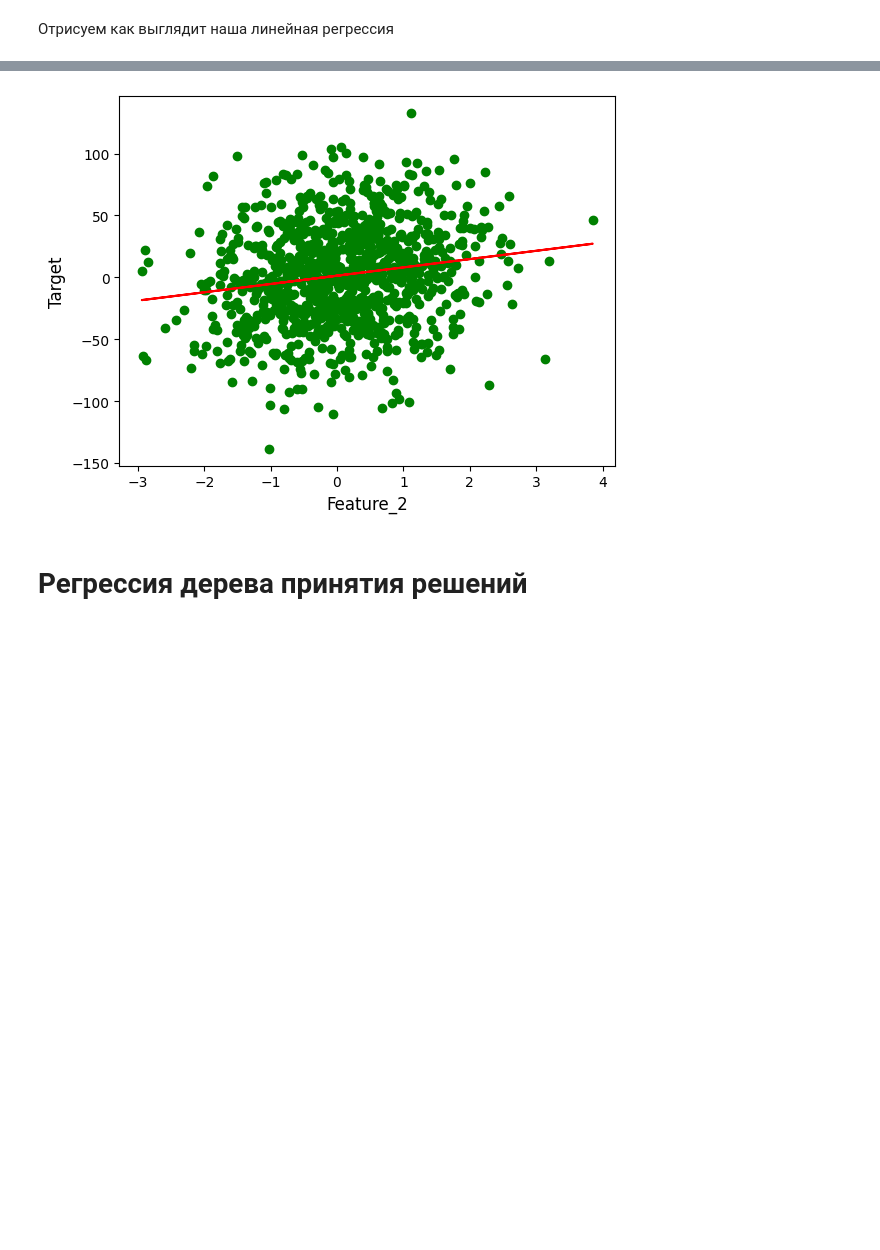
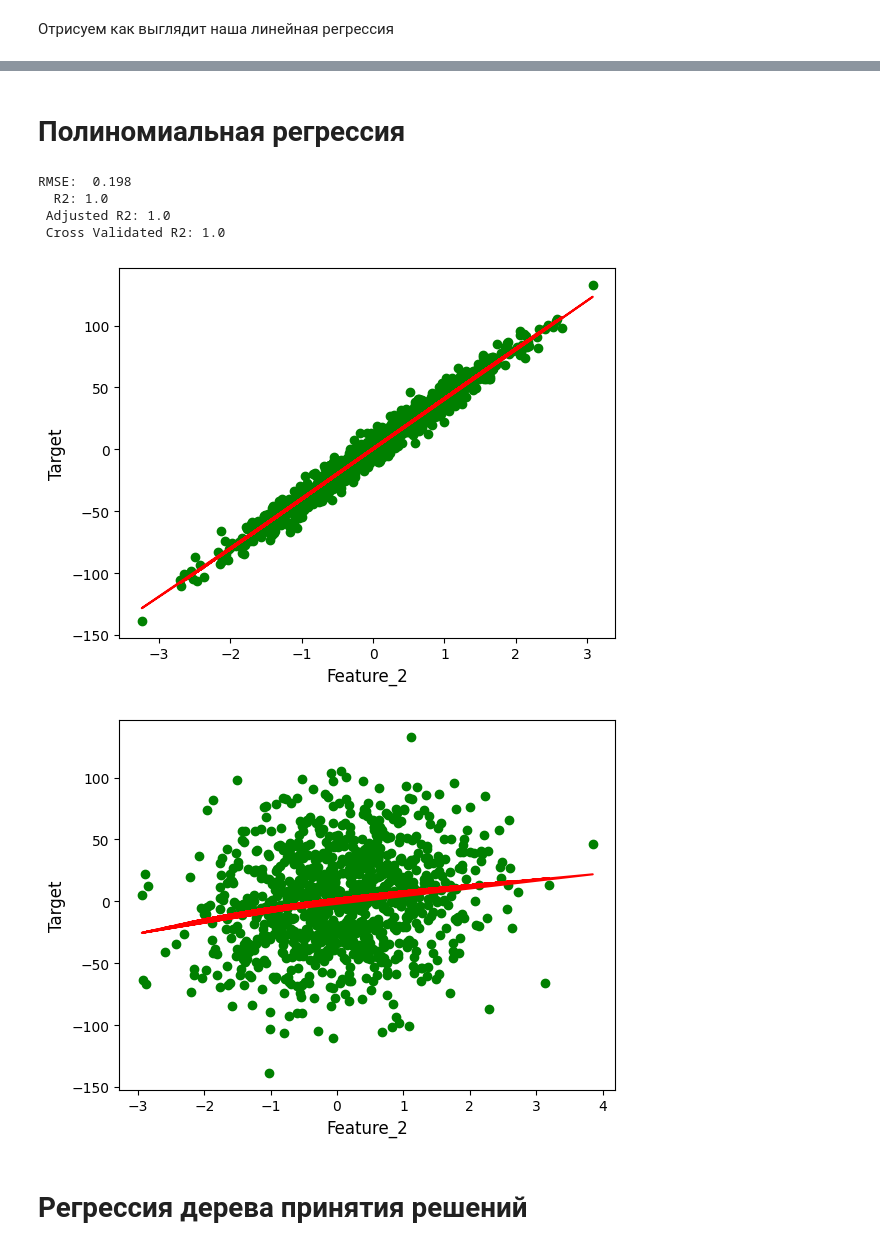
Before and after one commit to Rangulov/PhMathInfo, a Jupyter notebook: Homework_4 (Регрессия)/(Регрессия).ipynb, the cells around one changed output, grey strips where cells are left out. Cells and saved outputs as stored; diff of their text form; code cells hidden in the pictures; blank space fills up the shorter version.

```diff
--- a/Homework_4 (Регрессия)/(Регрессия).ipynb
+++ b/Homework_4 (Регрессия)/(Регрессия).ipynb
@@ -183,18 +198,58 @@ plt.show()
+# %% [markdown]
+# Полиномиальная регрессия
+# %%
+from sklearn.preprocessing import PolynomialFeatures
+
+poly = PolynomialFeatures(degree=3, include_bias=False)
+
+poly_features = poly.fit_transform(X)
+X_p_train, X_p_test, y_p_train, y_p_test = train_test_split(poly_features, y, test_size=0.3, random_state=42)
+# %%
+# Создаем регрессионную модель
+modelPR = LinearRegression()
+
+# Обучаем данные
+modelPR.fit(X_p_train, y_p_train)
+
+# Предсказываем значения
+y_pr_PR = modelPR.predict(X_p_test)
+
+_ = Reg_Models_Evaluation_Metrics(modelPR, X_p_train, y_p_train, X_p_test, y_p_test, y_pr_PR)
+# %% [output]
+RMSE:  0.198
+  R2: 1.0
+ Adjusted R2: 1.0
+ Cross Validated R2: 1.0
 # %%
+X2 = df['Feature_1'].values[:,np.newaxis]
+y2 = df['Target'].values
+
+poly_features = poly.fit_transform(X2)
+
+model2 = LinearRegression()
+model2.fit(poly_features, y2)
+
+plt.scatter(X2, y2,color='g')
+plt.plot(X2, model2.predict(poly.fit_transform(X2)),color='r')
+plt.ylabel('Target', size=12)
+plt.xlabel('Feature_2', size=12)
+plt.show()
 X2 = df['Feature_2'].values[:,np.newaxis]
 y2 = df['Target'].values
 
+poly_features = poly.fit_transform(X2)
 
 model2 = LinearRegression()
-model2.fit(X2, y2)
+model2.fit(poly_features, y2)
 
 plt.scatter(X2, y2,color='g')
-plt.plot(X2, model2.predict(X2),color='r')
+plt.plot(X2, model2.predict(poly.fit_transform(X2)),color='r')
 plt.ylabel('Target', size=12)
 plt.xlabel('Feature_2', size=12)
 plt.show()
 # %% [output]
-[figure, old version]
+[figure, new version]
+[figure, added]
 # %% [markdown]
 # Регрессия дерева принятия решений
 # %%
```
Also changed, not shown: parts of 5 cells of this notebook.
